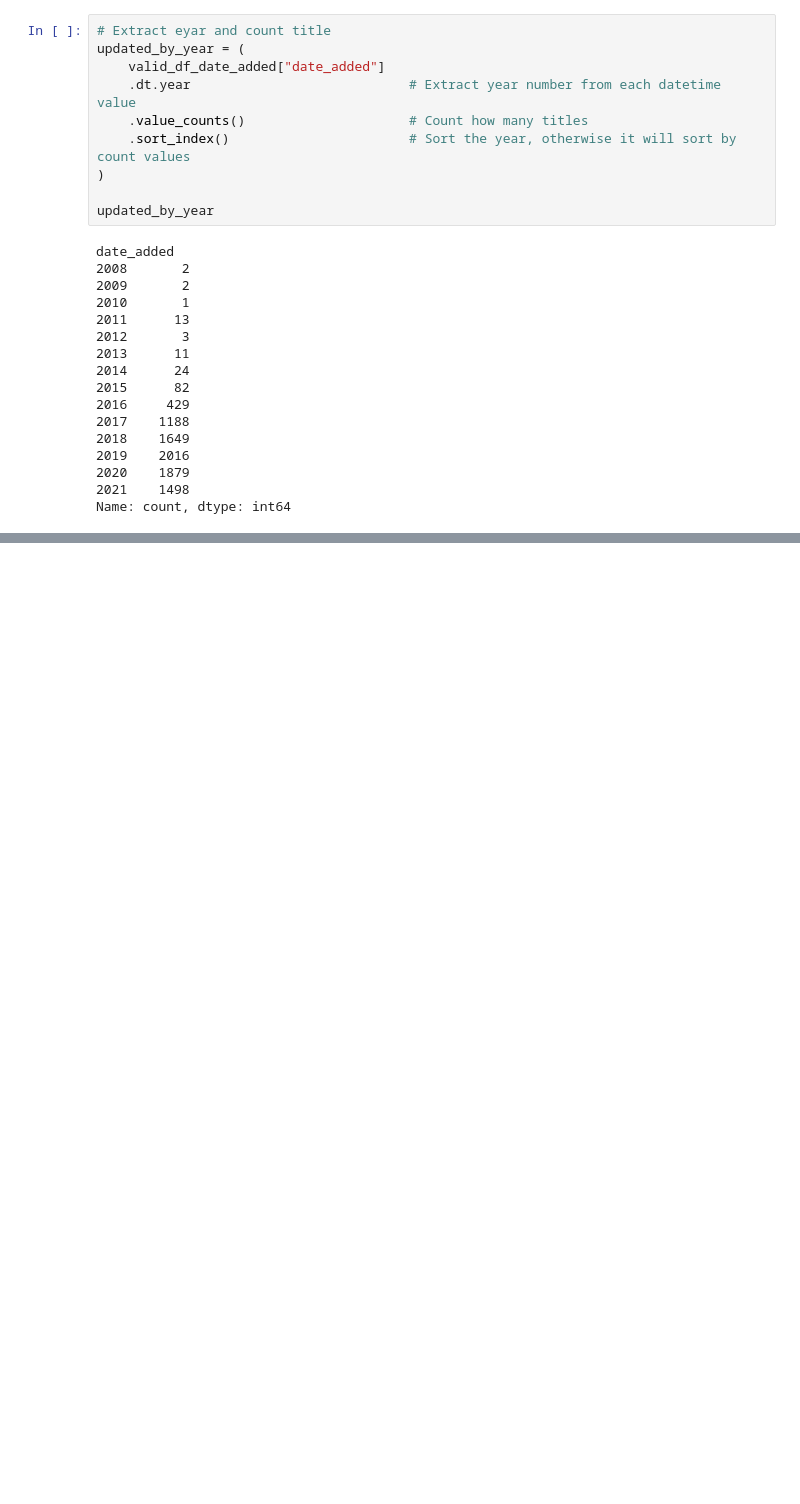
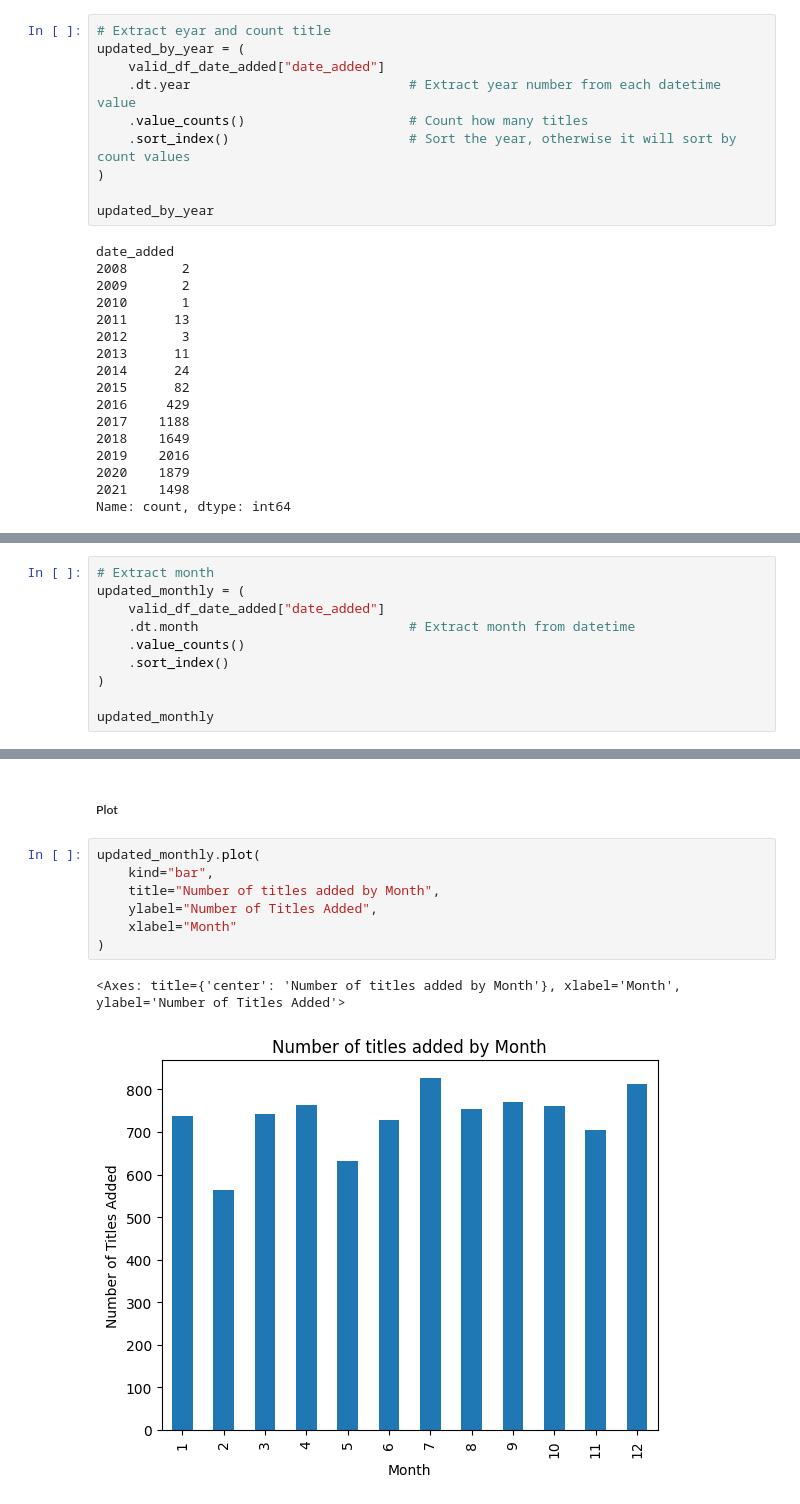
Before and after one commit to juanyeremia/netflix-movie-analysis, a Jupyter notebook: exploration.ipynb, the cells around one changed output, grey strips where cells are left out. Cells and saved outputs as stored; diff of their text form; blank space fills up the shorter version.

Commit message:
Update: Done monthly-by-year analysis.

```diff
--- a/exploration.ipynb
+++ b/exploration.ipynb
@@ -476,0 +487,10 @@ A slight dip in quantity started in 2020 and continued to fall considerably afte
+# %%
+# Extract month
+updated_monthly = (
+    valid_df_date_added["date_added"]
+    .dt.month                           # Extract month from datetime
+    .value_counts()
+    .sort_index()
+)
+
+updated_monthly
@@ -476,0 +512,12 @@ A slight dip in quantity started in 2020 and continued to fall considerably afte
+# %% [markdown]
+##### Plot
+# %%
+updated_monthly.plot(
+    kind="bar",
+    title="Number of titles added by Month",
+    ylabel="Number of Titles Added",
+    xlabel="Month"
+)
+# %% [output]
+<Axes: title={'center': 'Number of titles added by Month'}, xlabel='Month', ylabel='Number of Titles Added'>
+[figure, added]
```
Also changed, not shown: parts of 15 cells of this notebook.
